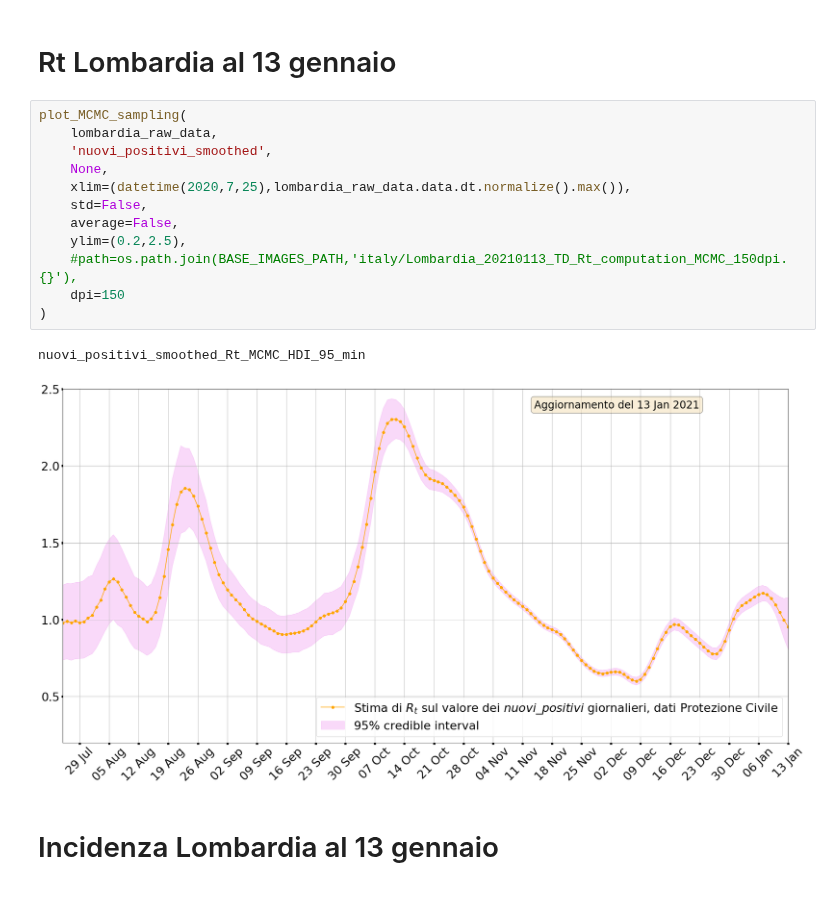
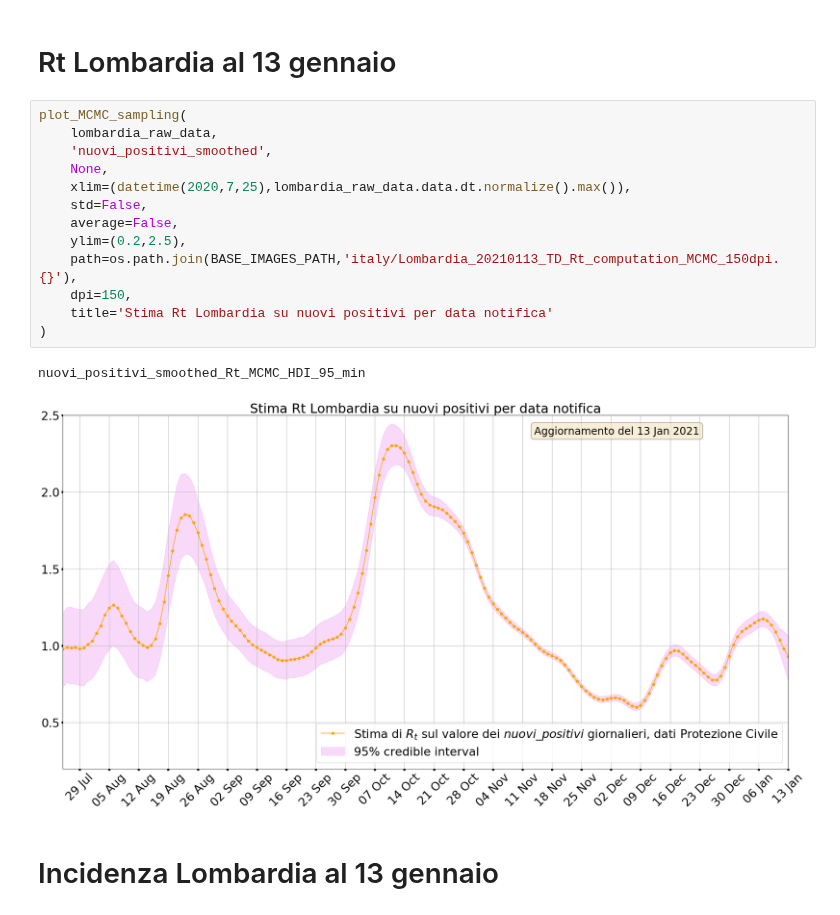
Before and after one commit to tomorrowdata/COVID-19, a Jupyter notebook: notebooks/italy/Rt_Lombardia.ipynb, the cells around one changed output. Saved outputs shown, nothing was run; the diff lists cells and outputs as text.

Commit message:
Rt Lombardia computations on Jan 13th 2021

```diff
--- a/notebooks/italy/Rt_Lombardia.ipynb
+++ b/notebooks/italy/Rt_Lombardia.ipynb
@@ -764,18 +764,19 @@ save_MCMC_sampling(
 # %%
 plot_MCMC_sampling(
     lombardia_raw_data,
     'nuovi_positivi_smoothed',
     None,
     xlim=(datetime(2020,7,25),lombardia_raw_data.data.dt.normalize().max()),
     std=False,
     average=False,
     ylim=(0.2,2.5),
-    #path=os.path.join(BASE_IMAGES_PATH,'italy/Lombardia_20210113_TD_Rt_computation_MCMC_150dpi.{}'),
-    dpi=150
+    path=os.path.join(BASE_IMAGES_PATH,'italy/Lombardia_20210113_TD_Rt_computation_MCMC_150dpi.{}'),
+    dpi=150,
+    title='Stima Rt Lombardia su nuovi positivi per data notifica'
 )
 # %% [output]
 nuovi_positivi_smoothed_Rt_MCMC_HDI_95_min
-[figure, old version]
+[figure, new version]
 # %% [markdown]
 # Incidenza Lombardia al 13 gennaio
 # %%
```
Also changed, not shown: parts of 3 cells of this notebook.
